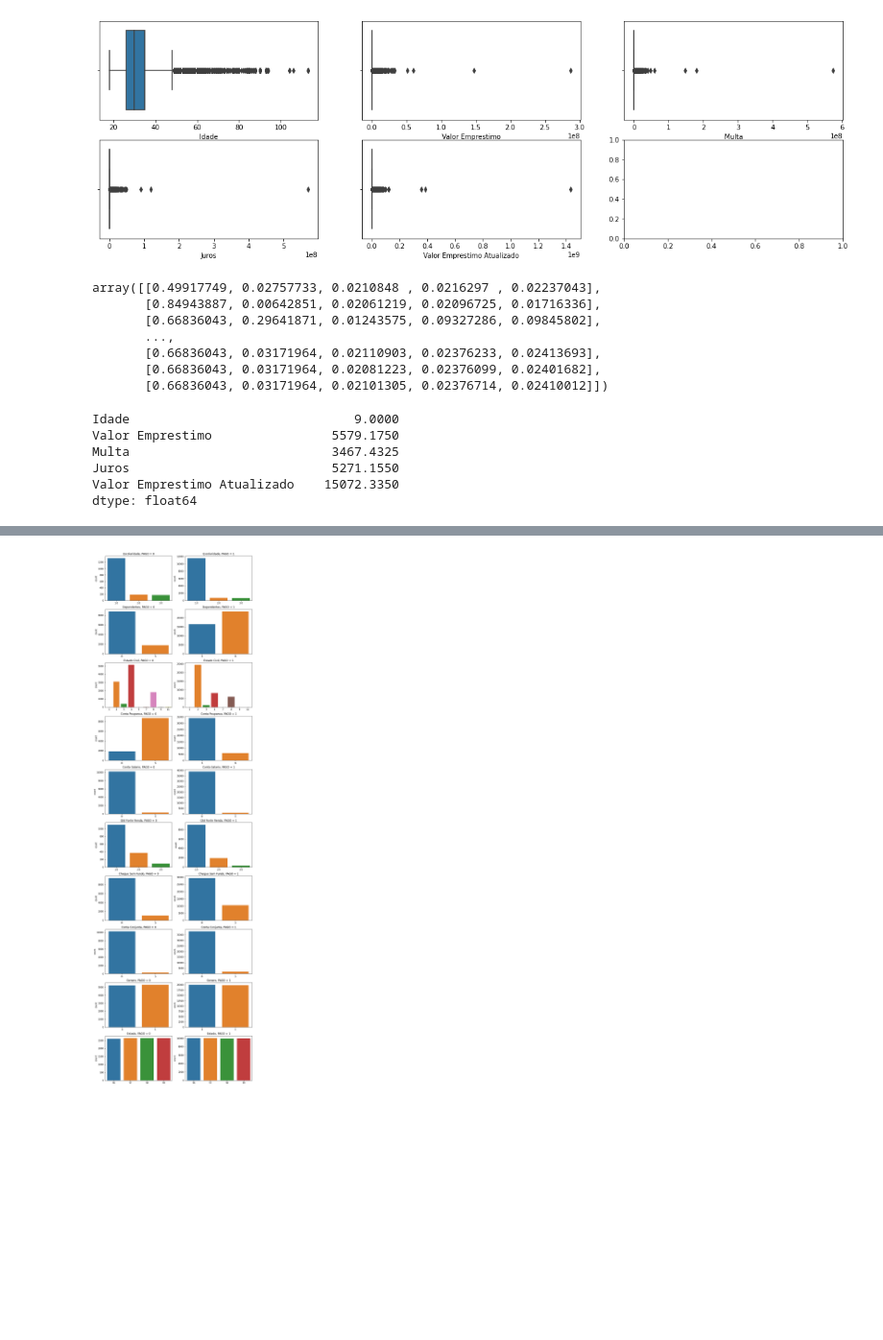
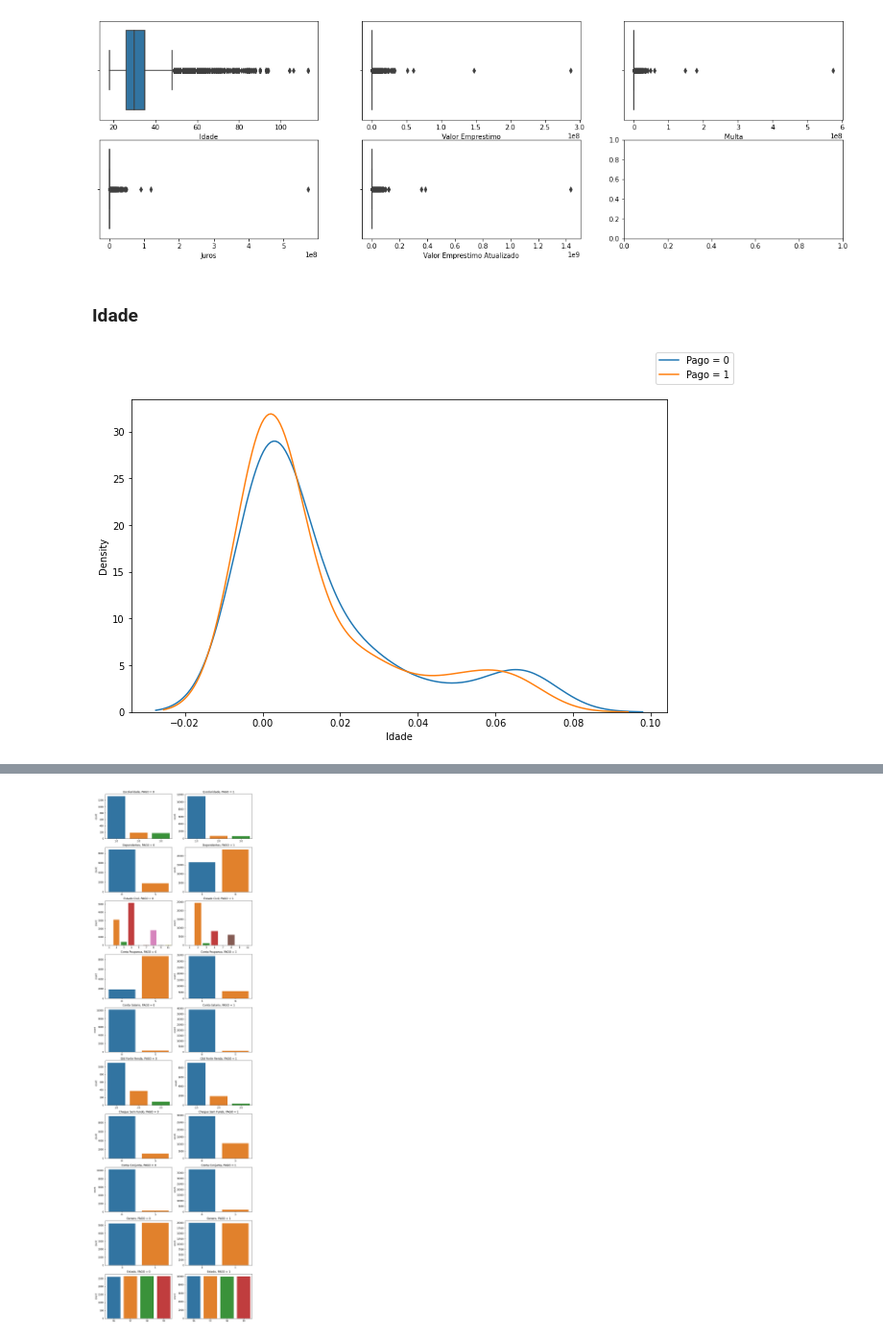
Before and after one commit to rrbarioni/credit-risk-analysis, a Jupyter notebook: src/credit_risk_analysis.ipynb, the cells around one changed output, grey strips where cells are left out. Shown at 96% size. Drawn from its saved outputs; the diff is of its cells as text; code cells hidden in the pictures; blank space fills up the shorter version.

```diff
--- a/src/credit_risk_analysis.ipynb
+++ b/src/credit_risk_analysis.ipynb
@@ -128,25 +151,17 @@ for i, col in enumerate(df_non_cat.columns):
 # %% [output]
 [figure]
-# %%
-z_score = np.abs(scipy.stats.zscore(df_non_cat))
-z_score
-# %% [output]
-array([[0.49917749, 0.02757733, 0.0210848 , 0.0216297 , 0.02237043],
-       [0.84943887, 0.00642851, 0.02061219, 0.02096725, 0.01716336],
-       [0.66836043, 0.29641871, 0.01243575, 0.09327286, 0.09845802],
-       ...,
-       [0.66836043, 0.03171964, 0.02110903, 0.02376233, 0.02413693],
-       [0.66836043, 0.03171964, 0.02081223, 0.02376099, 0.02401682],
-       [0.66836043, 0.03171964, 0.02101305, 0.02376714, 0.02410012]])
-# %%
-q1 = df_non_cat.quantile(0.25)
-q3 = df_non_cat.quantile(0.75)
-iqr = q3 - q1
-iqr
-# %% [output]
-Idade                              9.0000
-Valor Emprestimo                5579.1750
-Multa                           3467.4325
-Juros                           5271.1550
-Valor Emprestimo Atualizado    15072.3350
-dtype: float64
+# %% [markdown]
+### Idade
+# %%
+df_0_vc = df[df['PAGO'] == 0]['Idade'].value_counts(normalize=True)
+df_1_vc = df[df['PAGO'] == 1]['Idade'].value_counts(normalize=True)
+
+fig = plt.figure(figsize=(10,6))
+
+sns.distplot(df_0_vc, hist=False)
+sns.distplot(df_1_vc, hist=False)
+
+fig.legend(labels=['Pago = 0','Pago = 1'])
+plt.show()
+# %% [output]
+[figure, added]
```
Also changed, not shown: parts of 14 cells of this notebook.
